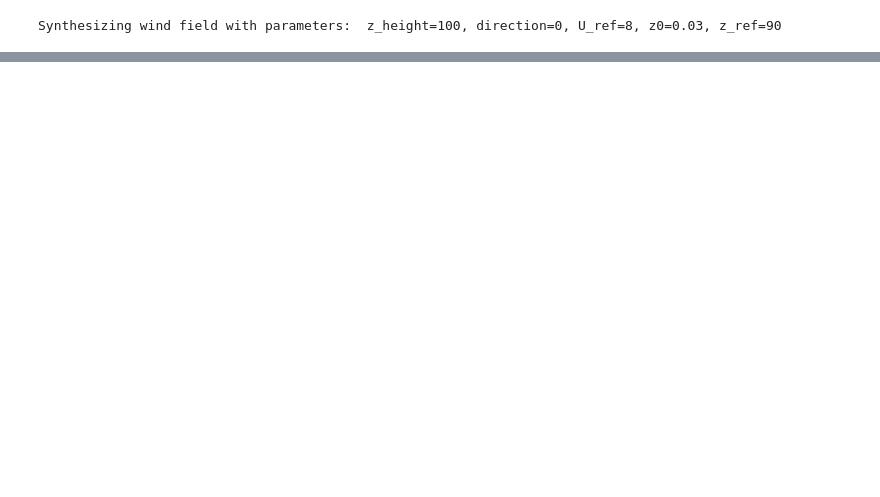
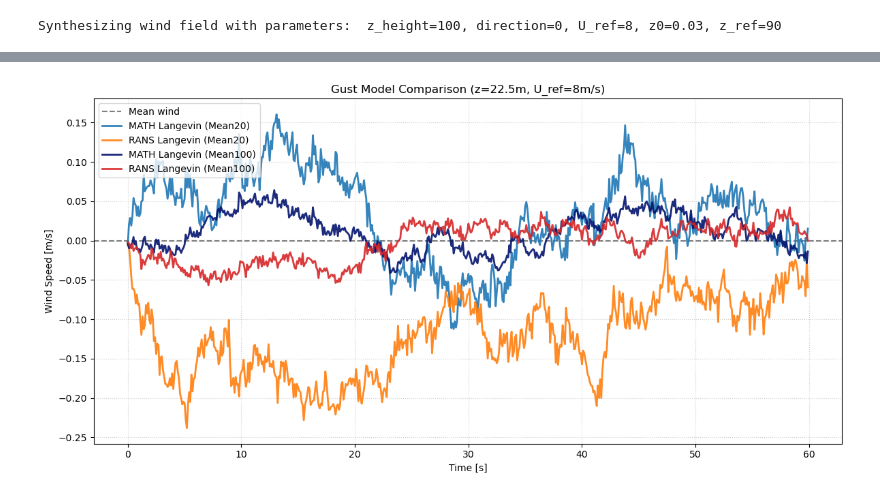
Before and after one commit to JacobManniche/Bachelor_legeplads, a Jupyter notebook: demos/fluctuation.ipynb, the cells around one changed output, grey strips where cells are left out. Drawn from its saved outputs; the diff is of its cells as text; code cells hidden in the pictures; blank space fills up the shorter version.

```diff
--- a/demos/fluctuation.ipynb
+++ b/demos/fluctuation.ipynb
@@ -109,0 +86,66 @@ NameError: name 'ou_hist' is not defined
+# %%
+rng = np.random.default_rng(42)
+mt = 60
+dt = 0.1
+n_steps = int(mt/dt)
+time = np.arange(0, mt, dt)
+shots_per_model = 100
+
+# Pre-allocate 2D arrays: (row=shot, col=time_step)
+simple_shots = np.zeros((shots_per_model, n_steps))
+lang_shots = np.zeros((shots_per_model, n_steps))
+rans_shots = np.zeros((shots_per_model, n_steps))
+
+for s in range(shots_per_model):
+    # Reset states for each independent shot
+    gust_state_lang = np.array([0.0])  # Start at zero gust
+    gust_state_rans_lang = np.array([0.0])  # Start at zero gust
+
+    for i in range(n_steps):
+        # 1. Simple Gaussian (The "Worse" model for min/max)
+        simple_shots[s, i] = gust_simple(wind, tke, rng)[1]
+
+        # 2. MATH Langevin
+        lw, gust_state_lang = gust_Langevin(wind, tke, epsilon, gust_state_lang[0], rng, dt, C0=2.1, cf=1)
+        lang_shots[s, i] = lw[1]
+
+        # 3. RANS Langevin
+        rw, gust_state_rans_lang = gust_Langevin(wind_rans, tke_rans, epsilon_rans, gust_state_rans_lang[0], rng, dt, C0=2.1, cf=1)
+        rans_shots[s, i] = rw[1]
+
+# --- Plotting ---
+fig, ax = plt.subplots(figsize=(12, 6))
+
+# 1. Plot the Min/Max Envelope of the Simple Model
+simple_min = np.min(simple_shots, axis=0)
+simple_max = np.max(simple_shots, axis=0)
+#ax.fill_between(time, simple_min, simple_max, color='gray', alpha=0.2, label='Simple Gaussian (Min/Max Range)')
+ax.axhline(wind[1], linestyle='--', color='black', alpha=0.5, label='Mean wind')
+#ax.plot(ds.t[:mt+1], ds.isel(**point_i)[labels[1][0]].values[:mt+1], label='LES dataset', linestyle='--', color='tab:green')
+
+# 2. Plot the individual shots for the advanced models
+colors = ['#1f77b4', '#ff7f0e', "#04146f", '#d62728'] # Blue and Orange
+# for s in range(shots_per_model):
+#     # Only add label to the first line to avoid legend duplication
+#     l_label = 'MATH Langevin' if s == 0 else None
+#     r_label = 'RANS Langevin' if s == 0 else None
+
+#     ax.plot(time, lang_shots[s], color=colors[0], alpha=0.6, linewidth=1, label=l_label)
+#     ax.plot(time, rans_shots[s], color=colors[1], alpha=0.6, linewidth=1, label=r_label)
+
+ax.plot(time, np.array(lang_shots[:20]).mean(axis=0), color=colors[0], alpha=0.9, linewidth=2, label='MATH Langevin (Mean20)')
+ax.plot(time, np.array(rans_shots[:20]).mean(axis=0), color=colors[1], alpha=0.9, linewidth=2, label='RANS Langevin (Mean20)')
+
+ax.plot(time, np.array(lang_shots).mean(axis=0), color=colors[2], alpha=0.9, linewidth=2, label='MATH Langevin (Mean100)')
+ax.plot(time, np.array(rans_shots).mean(axis=0), color=colors[3], alpha=0.9, linewidth=2, label='RANS Langevin (Mean100)')
+# 3. Formatting
+ax.set_xlabel('Time [s]')
+ax.set_ylabel('Wind Speed [m/s]')
+ax.set_title(f'Gust Model Comparison (z={z_i:.1f}m, U_ref={u_ref}m/s)')
+ax.legend(loc='upper left')
+ax.grid(True, linestyle=':', alpha=0.6)
+
+plt.tight_layout()
+plt.show()
+# %% [output]
+[figure, added]
```
Also changed, not shown: parts of 5 cells of this notebook, 7 other files.
